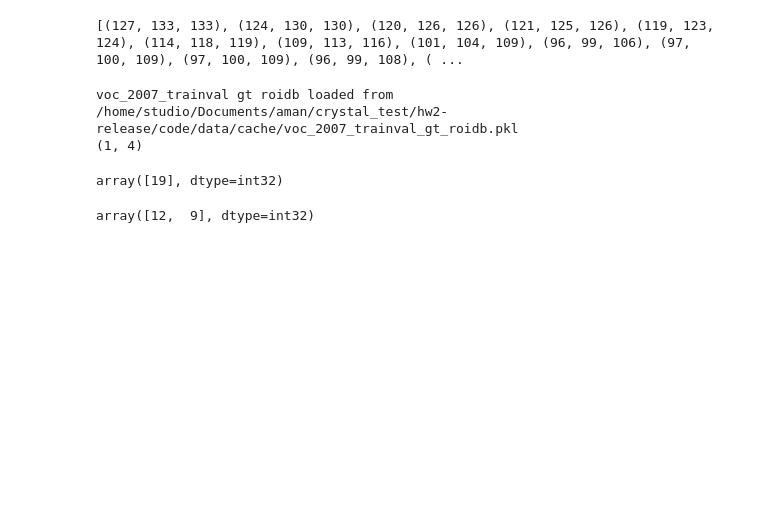
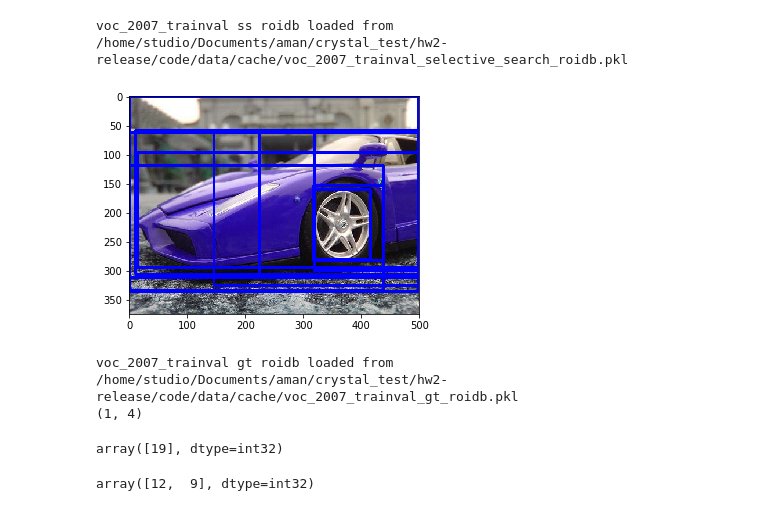
Before and after one commit to crystalbai/hw2_VL, a Jupyter notebook: code/task0.ipynb, the cells around one changed output. Saved outputs shown, nothing was run; the diff lists cells and outputs as text; code cells hidden in the pictures; blank space fills up the shorter version.

```diff
--- a/code/task0.ipynb
+++ b/code/task0.ipynb
@@ -1,35 +1,36 @@
 # %%
 import _init_paths
 from datasets.factory import get_imdb
 import cv2
 import visdom
 import numpy as np
 from PIL import Image
 # vis = visdom.Visdom(server='http://localhost',port='8097')
 imdb = get_imdb('voc_2007_trainval')
 imdb.classes
 idx =2018
 img_path = imdb.image_path_at(idx)
 img = cv2.imread(img_path)
 img_pil = Image.open(img_path)
-print list(img_pil.getdata())
+# print list(img_pil.getdata())
 roidb = imdb.roidb
-print len(roidb)
+# print len(roidb)
 boxes = roidb[idx]['boxes']
-print boxes.shape
+# print boxes.shape
 for box in boxes[:10,:]:
     cv2.rectangle(img,(box[0],box[1]),(box[2],box[3]),(0,0,255),3)
 data = np.asarray(img)
 data = np.transpose(data, [2,0,1])
 # data = data +img
 # vis.image(data)
 
-# from matplotlib import pyplot as plt
-# plt.imshow(img)
-# plt.show()
-print imdb.num_images
+from matplotlib import pyplot as plt
+plt.imshow(img)
+plt.show()
+# print imdb.num_images
 # %% [output]
-[(127, 133, 133), (124, 130, 130), (120, 126, 126), (121, 125, 126), (119, 123, 124), (114, 118, 119), (109, 113, 116), (101, 104, 109), (96, 99, 106), (97, 100, 109), (97, 100, 109), (96, 99, 108), ( ...
+voc_2007_trainval ss roidb loaded from /home/studio/Documents/aman/crystal_test/hw2-release/code/data/cache/voc_2007_trainval_selective_search_roidb.pkl
+[figure, added]
 # %%
 gt_roidb = imdb.gt_roidb()
 gt_boxes = gt_roidb[2018]['boxes']
```
Also changed, not shown: parts of 1 cell of this notebook, 6 other files.
